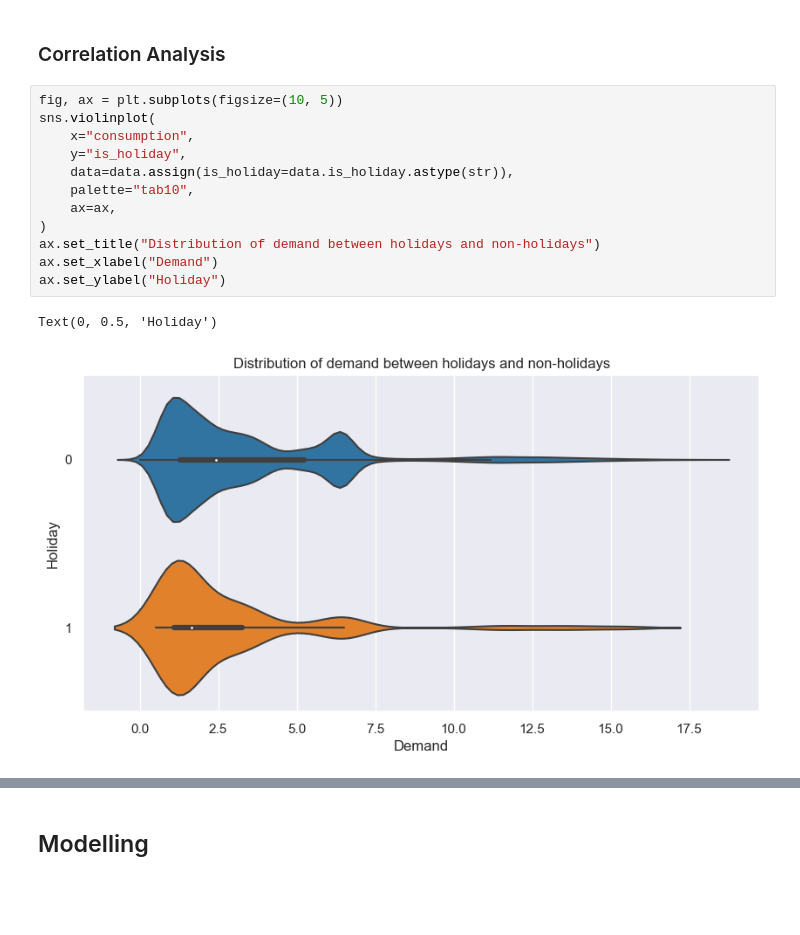
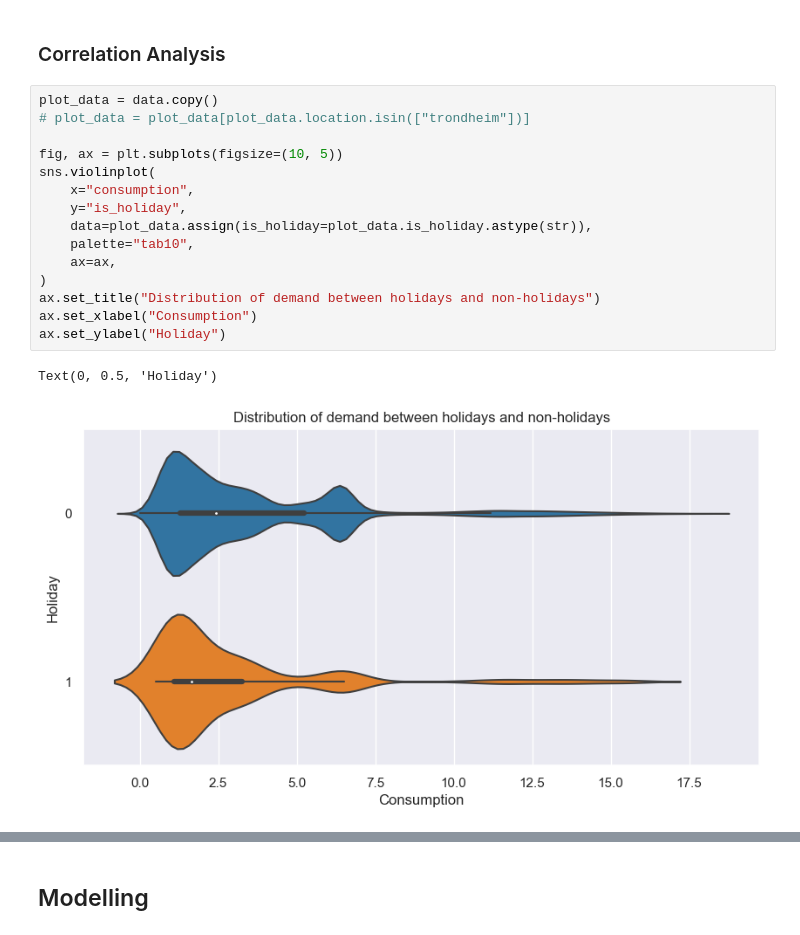
Before and after one commit to Sigevio/tdt4259, a Jupyter notebook: analysis/eda.ipynb, the cells around one changed output, grey strips where cells are left out. Drawn from its saved outputs; the diff is of its cells as text; blank space fills up the shorter version.

```diff
--- a/analysis/eda.ipynb
+++ b/analysis/eda.ipynb
@@ -267,17 +272,20 @@ df
 # %% [markdown]
 ### Correlation Analysis
 # %%
+plot_data = data.copy()
+# plot_data = plot_data[plot_data.location.isin(["trondheim"])]
+
 fig, ax = plt.subplots(figsize=(10, 5))
 sns.violinplot(
     x="consumption",
     y="is_holiday",
-    data=data.assign(is_holiday=data.is_holiday.astype(str)),
+    data=plot_data.assign(is_holiday=plot_data.is_holiday.astype(str)),
     palette="tab10",
     ax=ax,
 )
 ax.set_title("Distribution of demand between holidays and non-holidays")
-ax.set_xlabel("Demand")
+ax.set_xlabel("Consumption")
 ax.set_ylabel("Holiday")
 # %% [output]
 Text(0, 0.5, 'Holiday')
-[figure, old version]
+[figure, new version]
```
Also changed, not shown: parts of 6 cells of this notebook.
